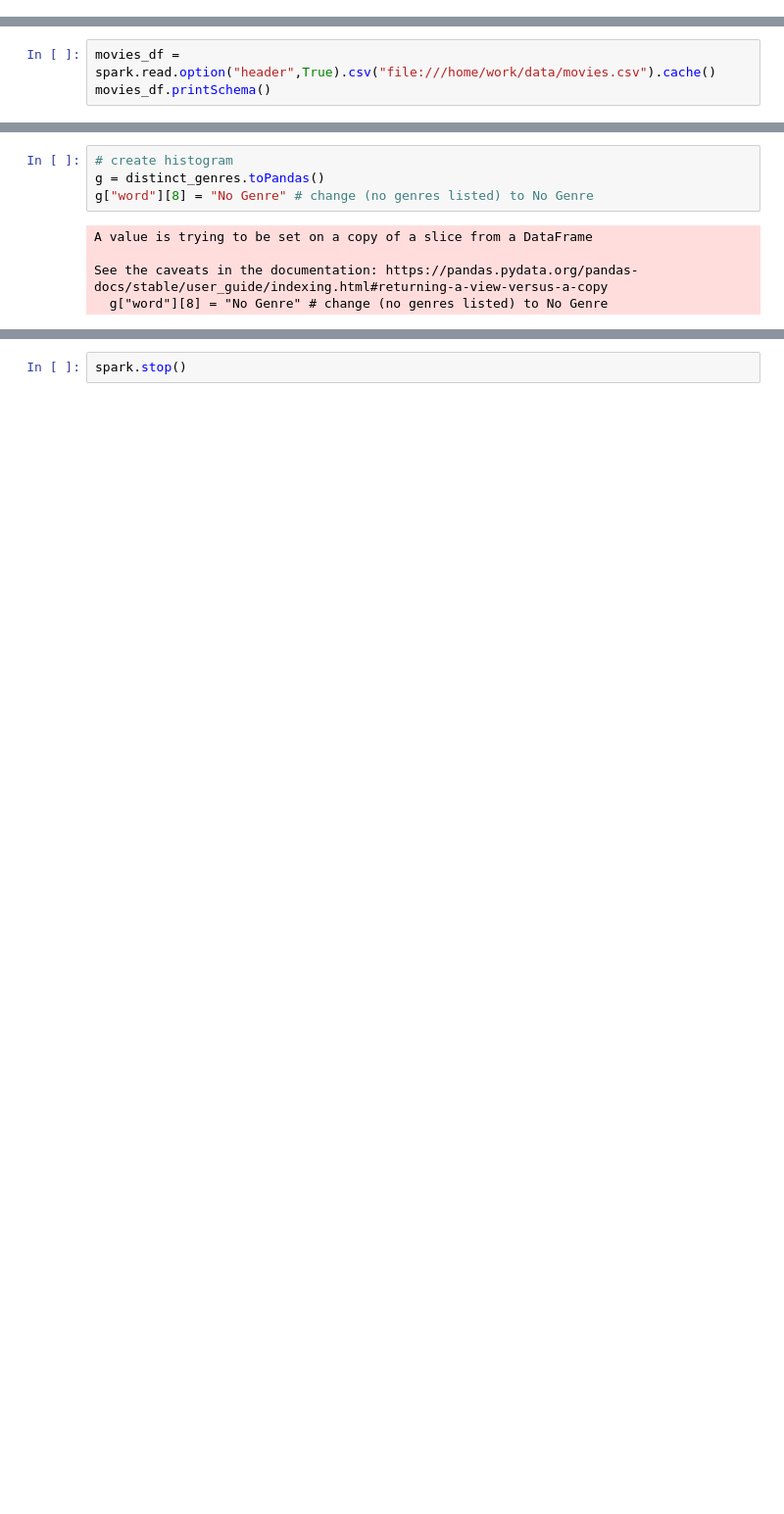
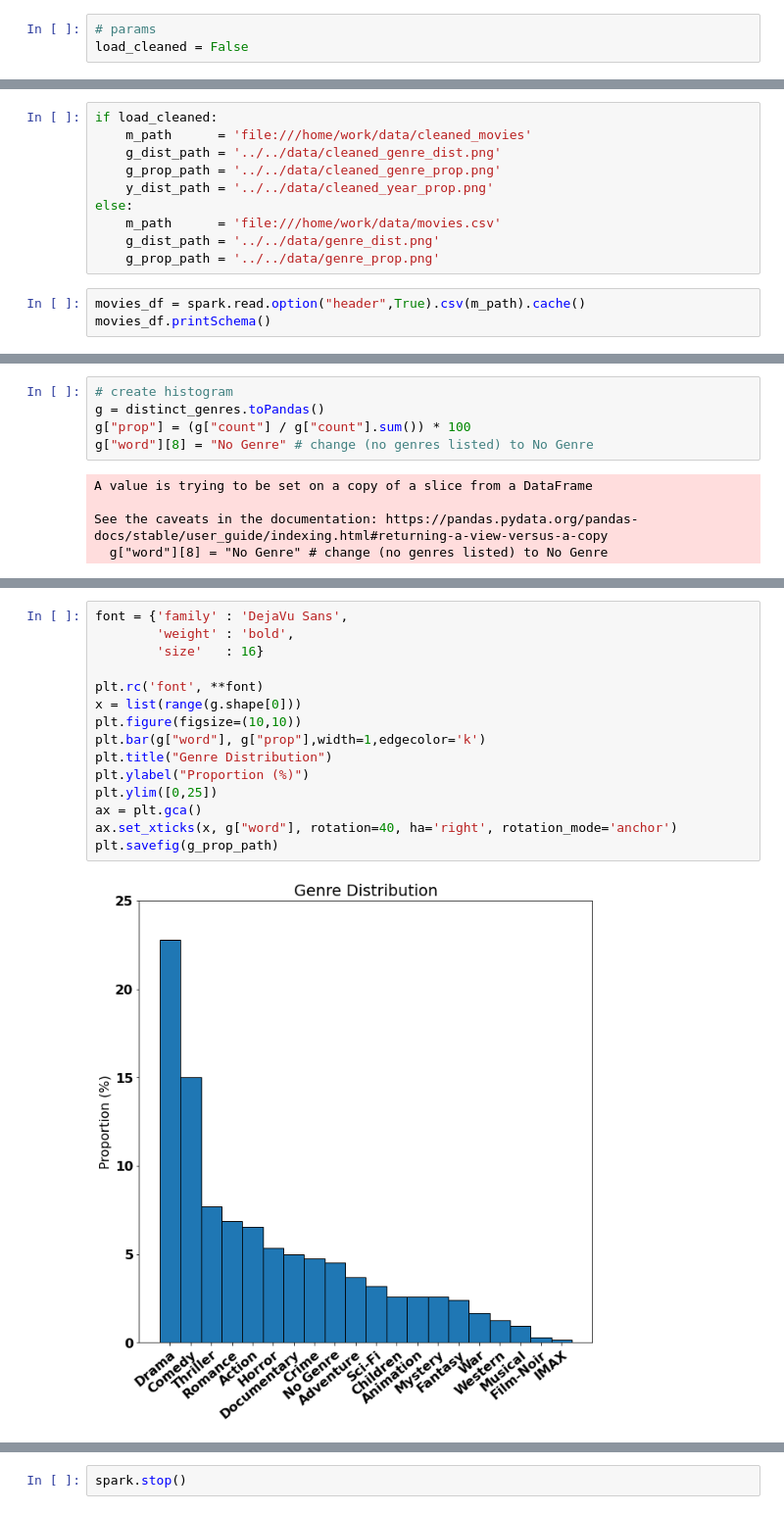
Before and after one commit to amoltkale/movie_recommender_system, a Jupyter notebook: eda/movies.ipynb, the cells around one changed output, grey strips where cells are left out. Shown: that part at 98% size. Cells and saved outputs as stored; diff of their text form; blank space fills up the shorter version.

Commit message:
Updated readme. Cleaned up paths for saving and loading.

```diff
--- a/eda/movies.ipynb
+++ b/eda/movies.ipynb
@@ -27,3 +25,6 @@ To adjust logging level use sc.setLogLevel(newLevel). For SparkR, use setLogLeve
+# %%
+# params
+load_cleaned = False
 # %% [markdown]
 ## Load Data
 
@@ -31,5 +32,15 @@ Read data from the `ratings.csv` file
+# %%
+if load_cleaned:
+    m_path      = 'file:///home/work/data/cleaned_movies'
+    g_dist_path = '../../data/cleaned_genre_dist.png'
+    g_prop_path = '../../data/cleaned_genre_prop.png'
+    y_dist_path = '../../data/cleaned_year_prop.png'
+else:
+    m_path      = 'file:///home/work/data/movies.csv'
+    g_dist_path = '../../data/genre_dist.png'
+    g_prop_path = '../../data/genre_prop.png'
 # %%
-movies_df = spark.read.option("header",True).csv("file:///home/work/data/movies.csv").cache()
+movies_df = spark.read.option("header",True).csv(m_path).cache()
 movies_df.printSchema()
 # %% [output]
 root
@@ -97,6 +109,7 @@ Total distinct genres: 20
 # %%
 # create histogram
 g = distinct_genres.toPandas()
+g["prop"] = (g["count"] / g["count"].sum()) * 100
 g["word"][8] = "No Genre" # change (no genres listed) to No Genre
 # %% [output]
 A value is trying to be set on a copy of a slice from a DataFrame
@@ -120,2 +135,19 @@ plt.savefig('../data/genre_dist.png')
 # %% [output]
 [figure]
+# %%
+font = {'family' : 'DejaVu Sans',
+        'weight' : 'bold',
+        'size'   : 16}
+
+plt.rc('font', **font)
+x = list(range(g.shape[0]))
+plt.figure(figsize=(10,10))
+plt.bar(g["word"], g["prop"],width=1,edgecolor='k')
+plt.title("Genre Distribution")
+plt.ylabel("Proportion (%)")
+plt.ylim([0,25])
+ax = plt.gca()
+ax.set_xticks(x, g["word"], rotation=40, ha='right', rotation_mode='anchor')
+plt.savefig(g_prop_path)
+# %% [output]
+[figure, added]
```
Also changed, not shown: parts of 7 cells of this notebook, 4 other files.
